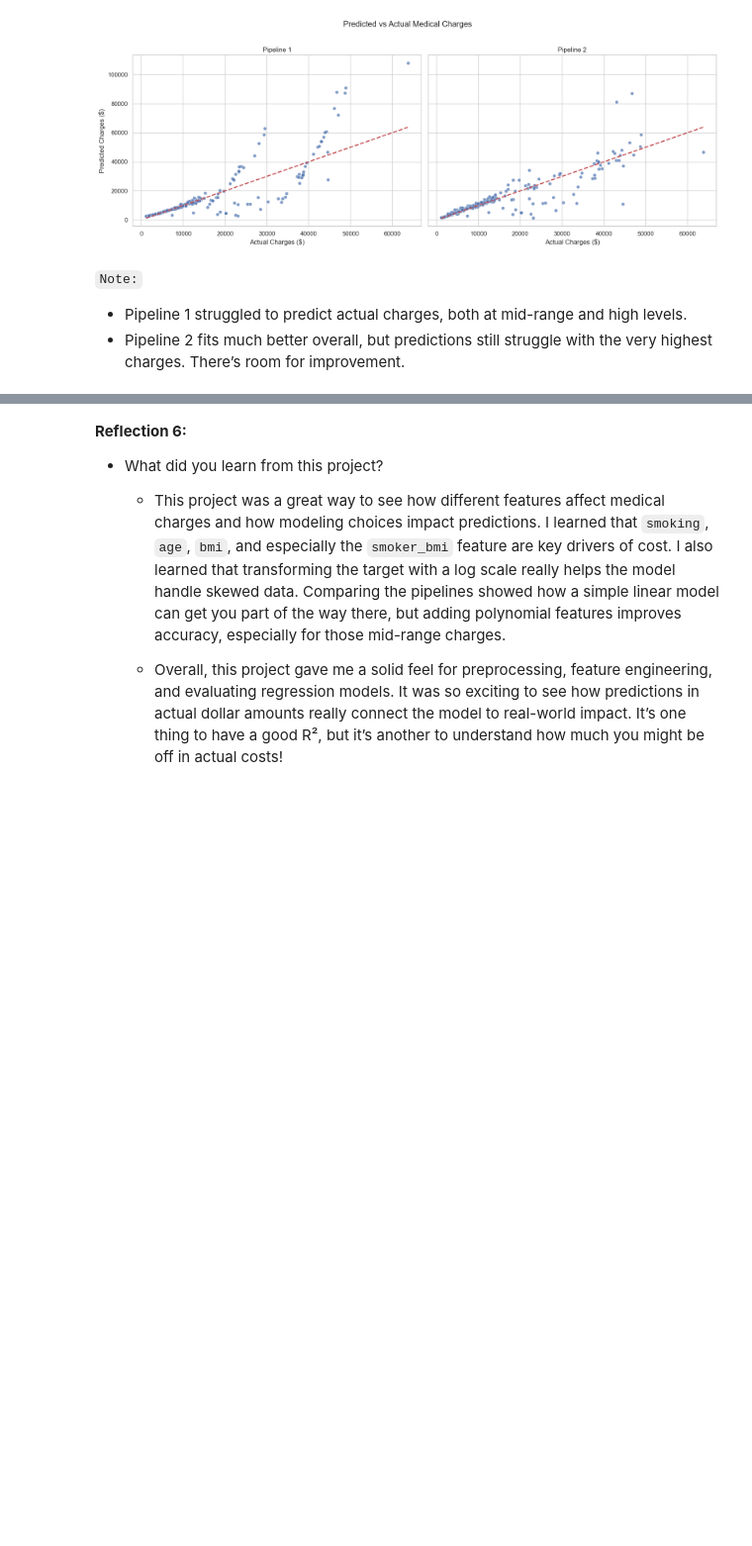
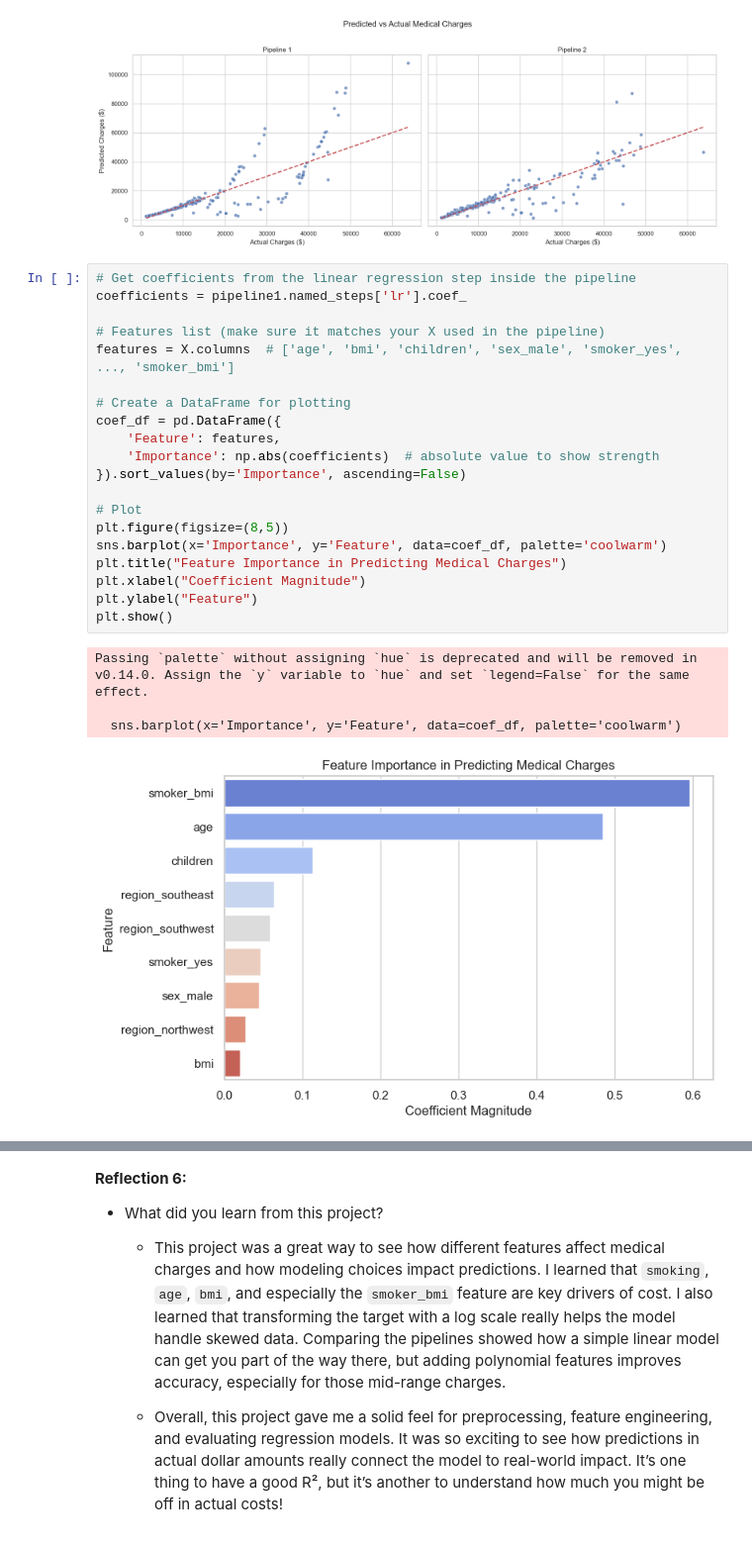
Before and after one commit to abeaderstadt/ml_regression_beaderstadt, a Jupyter notebook: regression_beaderstadt.ipynb, the cells around one changed output, grey strips where cells are left out. Shown: that part at 99% size. Drawn from its saved outputs; the diff is of its cells as text; blank space fills up the shorter version.

Commit message:
Strengthen conclusions

```diff
--- a/regression_beaderstadt.ipynb
+++ b/regression_beaderstadt.ipynb
@@ -573,8 +585,29 @@ plt.tight_layout(rect=[0, 0, 1, 0.96])
 plt.show()
 # %% [output]
 [figure]
-# %% [markdown]
-`Note:`<br>
-- Pipeline 1 struggled to predict actual charges, both at mid-range and high levels.
-- Pipeline 2 fits much better overall, but predictions still struggle with the very highest charges. There’s room for improvement.
+# %%
+# Get coefficients from the linear regression step inside the pipeline
+coefficients = pipeline1.named_steps['lr'].coef_
+
+# Features list (make sure it matches your X used in the pipeline)
+features = X.columns  # ['age', 'bmi', 'children', 'sex_male', 'smoker_yes', ..., 'smoker_bmi']
+
+# Create a DataFrame for plotting
+coef_df = pd.DataFrame({
+    'Feature': features,
+    'Importance': np.abs(coefficients)  # absolute value to show strength
+}).sort_values(by='Importance', ascending=False)
+
+# Plot
+plt.figure(figsize=(8,5))
+sns.barplot(x='Importance', y='Feature', data=coef_df, palette='coolwarm')
+plt.title("Feature Importance in Predicting Medical Charges")
+plt.xlabel("Coefficient Magnitude")
+plt.ylabel("Feature")
+plt.show()
+# %% [output]
+Passing `palette` without assigning `hue` is deprecated and will be removed in v0.14.0. Assign the `y` variable to `hue` and set `legend=False` for the same effect.
+
+  sns.barplot(x='Importance', y='Feature', data=coef_df, palette='coolwarm')
+[figure, added]
 # %% [markdown]
```
Also changed, not shown: parts of 4 cells of this notebook.
